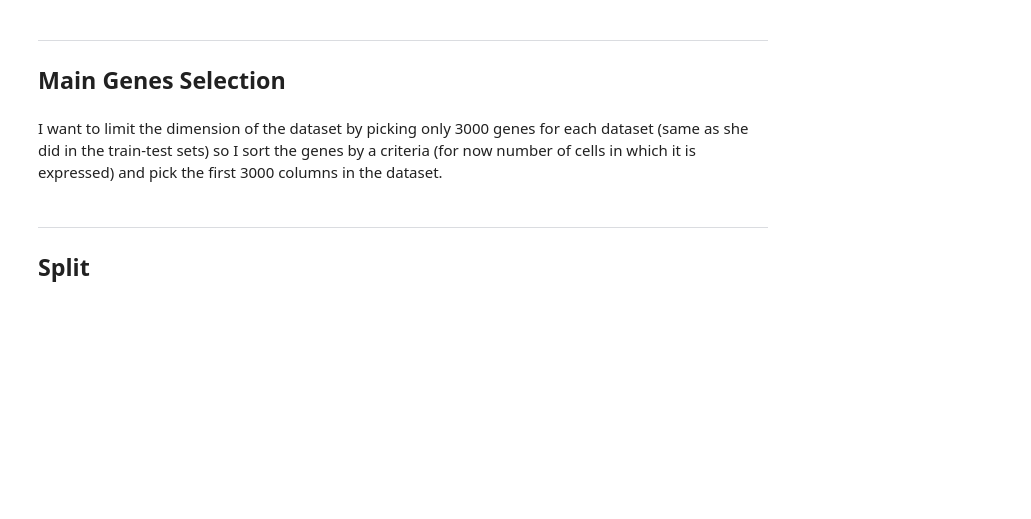
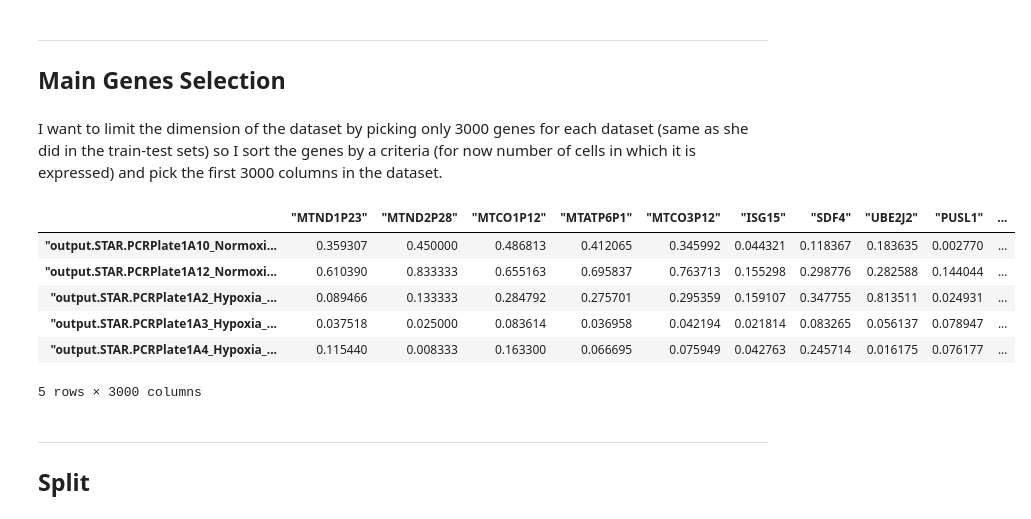
Before and after one commit to fcantatore/BAIology, a Jupyter notebook: Train_Test_Split.ipynb, the cells around one changed output. Saved outputs shown, nothing was run; the diff lists cells and outputs as text; code cells hidden in the pictures; blank space fills up the shorter version.

```diff
--- a/Train_Test_Split.ipynb
+++ b/Train_Test_Split.ipynb
@@ -50,11 +66,21 @@ def MainCols(df,n):
     #Given Dataframe df and number n, returns the first n columns of df in term of nonzero elements
     non_zero_counts = pd.DataFrame((df != 0).sum(axis=0), columns = ["Counts"]).T
     sorted_df = non_zero_counts.sort_values(by = 'Counts', axis = 1, ascending = False)
-    filtered = sorted_df.iloc[:,0:n]
+    columns = (sorted_df.iloc[:,0:n]).columns
+    filtered = df.loc[:, df.columns.isin(columns)]
     return filtered
 # %%
 df_HCC = MainCols(df_HCC_F_N, 3000)
 df_MCF = MainCols(df_MCF_F_N, 3000)
+df_HCC.head()
+# %% [output]
+|  | "MTND1P23" | "MTND2P28" | "MTCO1P12" | "MTATP6P1" | "MTCO3P12" | "ISG15" | "SDF4" | "UBE2J2" | "PUSL1" | ... |
+| "output.STAR.PCRPlate1A10_Normoxi... | 0.359307 | 0.450000 | 0.486813 | 0.412065 | 0.345992 | 0.044321 | 0.118367 | 0.183635 | 0.002770 | ... |
+| "output.STAR.PCRPlate1A12_Normoxi... | 0.610390 | 0.833333 | 0.655163 | 0.695837 | 0.763713 | 0.155298 | 0.298776 | 0.282588 | 0.144044 | ... |
+| "output.STAR.PCRPlate1A2_Hypoxia_... | 0.089466 | 0.133333 | 0.284792 | 0.275701 | 0.295359 | 0.159107 | 0.347755 | 0.813511 | 0.024931 | ... |
+| "output.STAR.PCRPlate1A3_Hypoxia_... | 0.037518 | 0.025000 | 0.083614 | 0.036958 | 0.042194 | 0.021814 | 0.083265 | 0.056137 | 0.078947 | ... |
+| "output.STAR.PCRPlate1A4_Hypoxia_... | 0.115440 | 0.008333 | 0.163300 | 0.066695 | 0.075949 | 0.042763 | 0.245714 | 0.016175 | 0.076177 | ... |
+5 rows × 3000 columns
 # %% [markdown]
 ---
 ## Split
```
Also changed, not shown: parts of 6 cells of this notebook.
